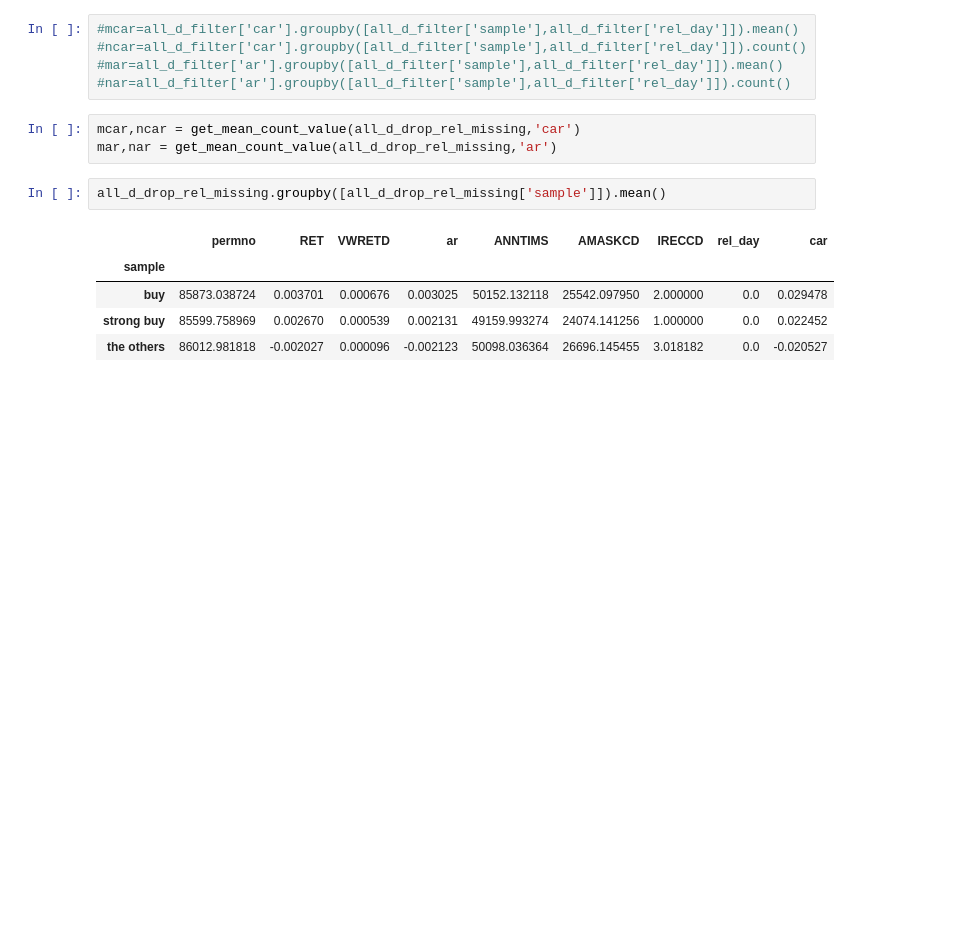
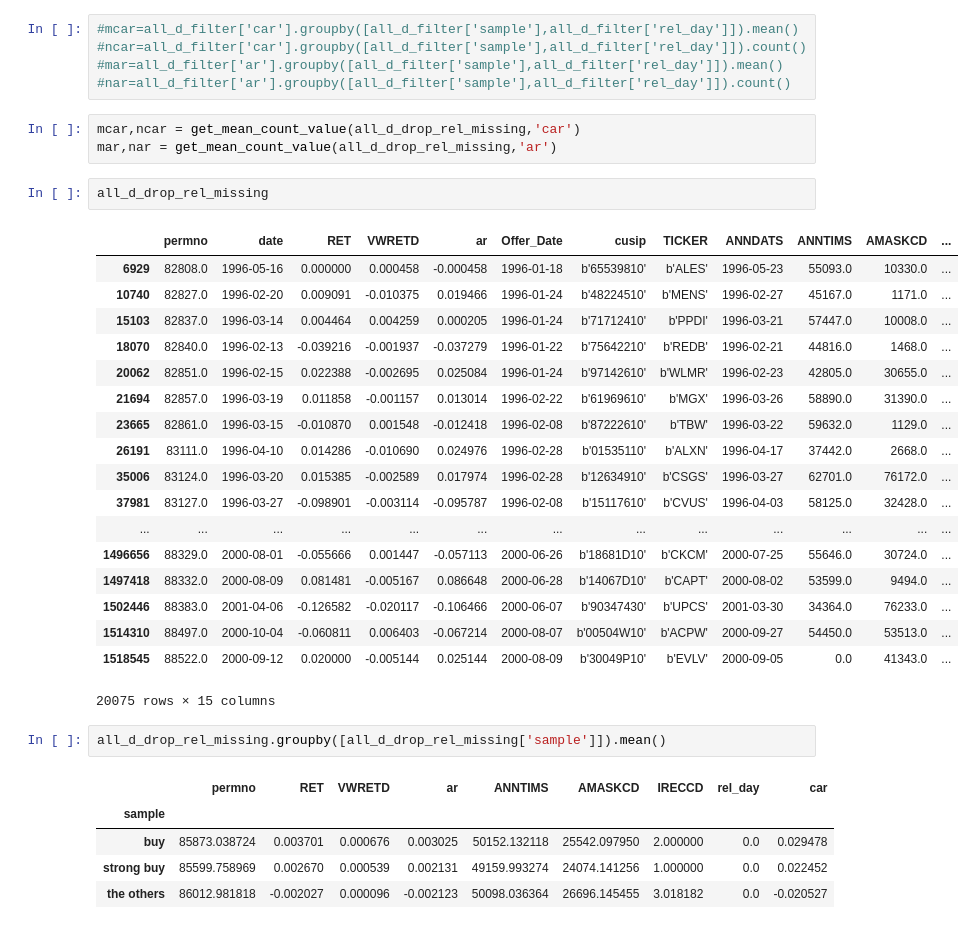
Before and after one commit to james20141606/somethingmore, a Jupyter notebook: jupyter_notebooks/event_study.ipynb, the cells around one changed output. Cells and saved outputs as stored; diff of their text form; blank space fills up the shorter version.

```diff
--- a/jupyter_notebooks/event_study.ipynb
+++ b/jupyter_notebooks/event_study.ipynb
@@ -308,6 +312,27 @@ def get_mean_count_value(df,key):
 # %%
 mcar,ncar = get_mean_count_value(all_d_drop_rel_missing,'car')
 mar,nar = get_mean_count_value(all_d_drop_rel_missing,'ar')
+# %%
+all_d_drop_rel_missing
+# %% [output]
+|  | permno | date | RET | VWRETD | ar | Offer_Date | cusip | TICKER | ANNDATS | ANNTIMS | AMASKCD | ... |
+| 6929 | 82808.0 | 1996-05-16 | 0.000000 | 0.000458 | -0.000458 | 1996-01-18 | b'65539810' | b'ALES' | 1996-05-23 | 55093.0 | 10330.0 | ... |
+| 10740 | 82827.0 | 1996-02-20 | 0.009091 | -0.010375 | 0.019466 | 1996-01-24 | b'48224510' | b'MENS' | 1996-02-27 | 45167.0 | 1171.0 | ... |
+| 15103 | 82837.0 | 1996-03-14 | 0.004464 | 0.004259 | 0.000205 | 1996-01-24 | b'71712410' | b'PPDI' | 1996-03-21 | 57447.0 | 10008.0 | ... |
+| 18070 | 82840.0 | 1996-02-13 | -0.039216 | -0.001937 | -0.037279 | 1996-01-22 | b'75642210' | b'REDB' | 1996-02-21 | 44816.0 | 1468.0 | ... |
+| 20062 | 82851.0 | 1996-02-15 | 0.022388 | -0.002695 | 0.025084 | 1996-01-24 | b'97142610' | b'WLMR' | 1996-02-23 | 42805.0 | 30655.0 | ... |
+| 21694 | 82857.0 | 1996-03-19 | 0.011858 | -0.001157 | 0.013014 | 1996-02-22 | b'61969610' | b'MGX' | 1996-03-26 | 58890.0 | 31390.0 | ... |
+| 23665 | 82861.0 | 1996-03-15 | -0.010870 | 0.001548 | -0.012418 | 1996-02-08 | b'87222610' | b'TBW' | 1996-03-22 | 59632.0 | 1129.0 | ... |
+| 26191 | 83111.0 | 1996-04-10 | 0.014286 | -0.010690 | 0.024976 | 1996-02-28 | b'01535110' | b'ALXN' | 1996-04-17 | 37442.0 | 2668.0 | ... |
+| 35006 | 83124.0 | 1996-03-20 | 0.015385 | -0.002589 | 0.017974 | 1996-02-28 | b'12634910' | b'CSGS' | 1996-03-27 | 62701.0 | 76172.0 | ... |
+| 37981 | 83127.0 | 1996-03-27 | -0.098901 | -0.003114 | -0.095787 | 1996-02-08 | b'15117610' | b'CVUS' | 1996-04-03 | 58125.0 | 32428.0 | ... |
+| ... | ... | ... | ... | ... | ... | ... | ... | ... | ... | ... | ... | ... |
+| 1496656 | 88329.0 | 2000-08-01 | -0.055666 | 0.001447 | -0.057113 | 2000-06-26 | b'18681D10' | b'CKCM' | 2000-07-25 | 55646.0 | 30724.0 | ... |
+| 1497418 | 88332.0 | 2000-08-09 | 0.081481 | -0.005167 | 0.086648 | 2000-06-28 | b'14067D10' | b'CAPT' | 2000-08-02 | 53599.0 | 9494.0 | ... |
+| 1502446 | 88383.0 | 2001-04-06 | -0.126582 | -0.020117 | -0.106466 | 2000-06-07 | b'90347430' | b'UPCS' | 2001-03-30 | 34364.0 | 76233.0 | ... |
+| 1514310 | 88497.0 | 2000-10-04 | -0.060811 | 0.006403 | -0.067214 | 2000-08-07 | b'00504W10' | b'ACPW' | 2000-09-27 | 54450.0 | 53513.0 | ... |
+| 1518545 | 88522.0 | 2000-09-12 | 0.020000 | -0.005144 | 0.025144 | 2000-08-09 | b'30049P10' | b'EVLV' | 2000-09-05 | 0.0 | 41343.0 | ... |
+20075 rows × 15 columns
 # %%
 all_d_drop_rel_missing.groupby([all_d_drop_rel_missing['sample']]).mean()
 # %% [output]
```
Also changed, not shown: parts of 1 cell of this notebook, 15 other files.
